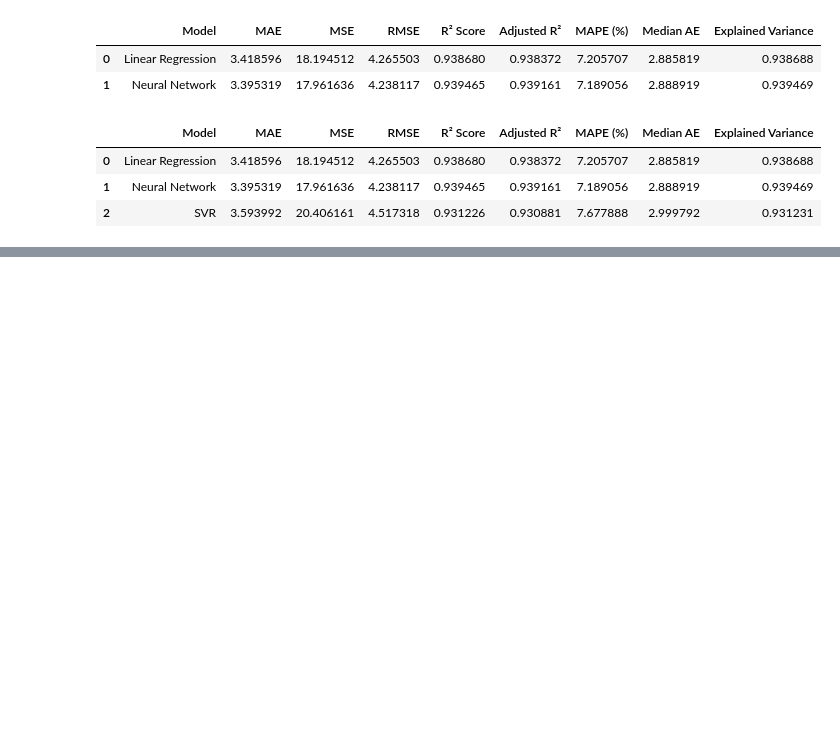
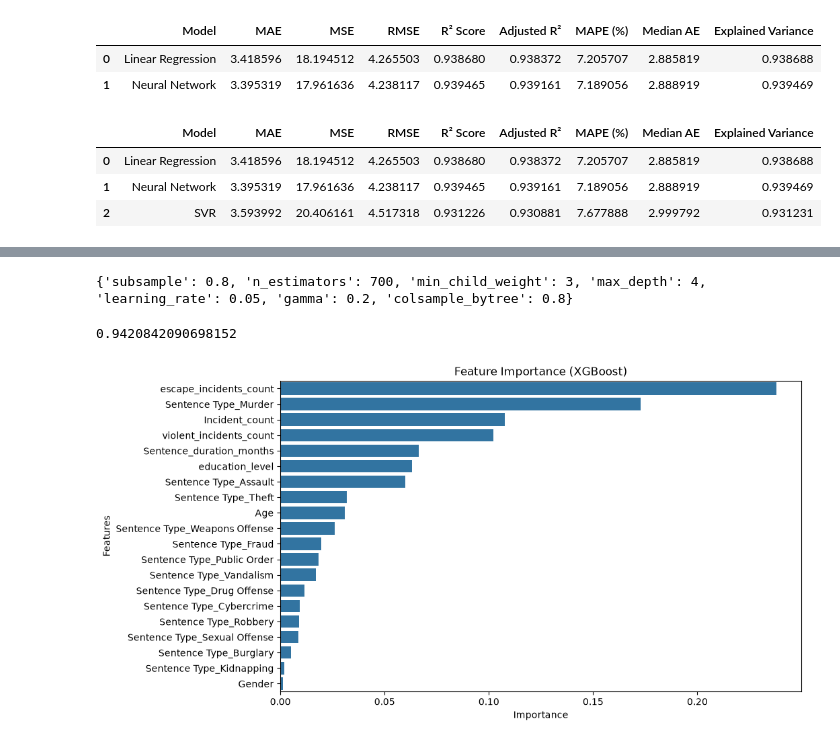
Before and after one commit to mohammeddyasserr/Prison_Management, a Jupyter notebook: ai_service/training/Predict/recidivism.ipynb, the cells around one changed output, grey strips where cells are left out. Cells and saved outputs as stored; diff of their text form; code cells hidden in the pictures; blank space fills up the shorter version.

```diff
--- a/ai_service/training/recidivism.ipynb
+++ b/ai_service/training/Predict/recidivism.ipynb
@@ -494,0 +538,73 @@ pd.DataFrame(results)
+# %%
+from sklearn.model_selection import RandomizedSearchCV
+
+# Parameters
+param_dist = {
+    "n_estimators": [200, 300, 500, 700, 1000],
+    "learning_rate": [0.01, 0.03, 0.05, 0.1, 0.2],
+    "max_depth": [3, 4, 5, 6, 7],
+    "subsample": [0.6, 0.8, 1.0],
+    "colsample_bytree": [0.6, 0.8, 1.0],
+    "min_child_weight": [1, 3, 5],
+    "gamma": [0, 0.1, 0.2, 0.3]
+}
+
+random_search = RandomizedSearchCV(
+    estimator=XGBRegressor(
+        random_state=42
+    ),
+    param_distributions=param_dist,
+    n_iter=20,
+    scoring="r2",
+    cv=5,
+    random_state=42,
+    n_jobs=-1
+)
+
+random_search.fit(X_train, y_train)
+
+print(random_search.best_params_)
+# %% [output]
+{'subsample': 0.8, 'n_estimators': 700, 'min_child_weight': 3, 'max_depth': 4, 'learning_rate': 0.05, 'gamma': 0.2, 'colsample_bytree': 0.8}
+# %%
+best_model = XGBRegressor(
+    **random_search.best_params_,
+    random_state=42
+)
+
+best_model.fit(X_train, y_train)
+
+y_pred = best_model.predict(X_test)
+
+r2 = r2_score(y_test, y_pred)
+print(r2)
+# %% [output]
+0.9420842090698152
+# %%
+importance = best_model.feature_importances_
+
+feature_importance = pd.DataFrame({
+    "Feature": X.columns,
+    "Importance": importance
+})
+
+feature_importance = feature_importance.sort_values(
+    by="Importance",
+    ascending=False
+)
+
+plt.figure(figsize=(10,6))
+
+sns.barplot(
+    data=feature_importance,
+    x="Importance",
+    y="Feature"
+)
+
+plt.title("Feature Importance (XGBoost)")
+plt.xlabel("Importance")
+plt.ylabel("Features")
+
+plt.show()
+# %% [output]
+[figure, added]
```
Also changed, not shown: parts of 4 cells of this notebook, 2 other files.
